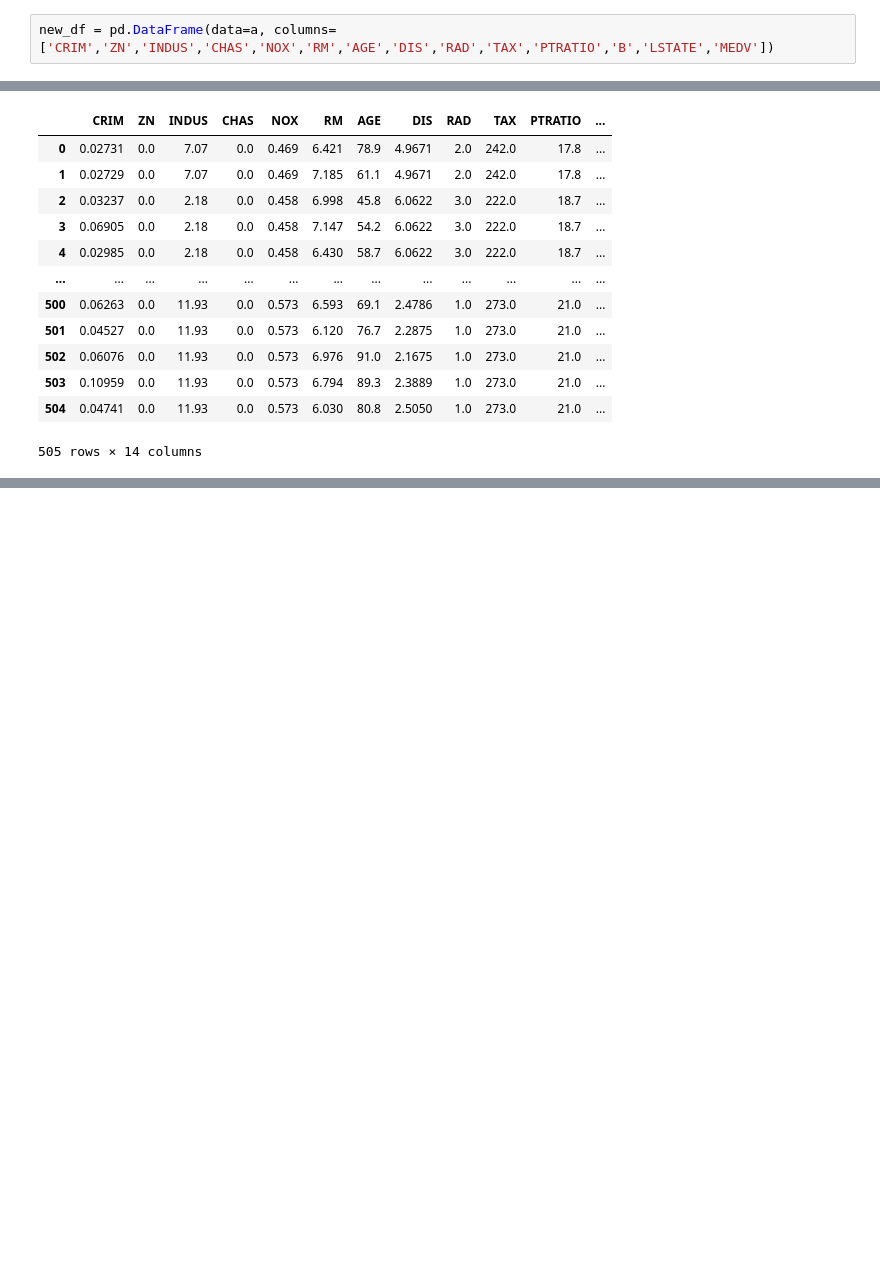
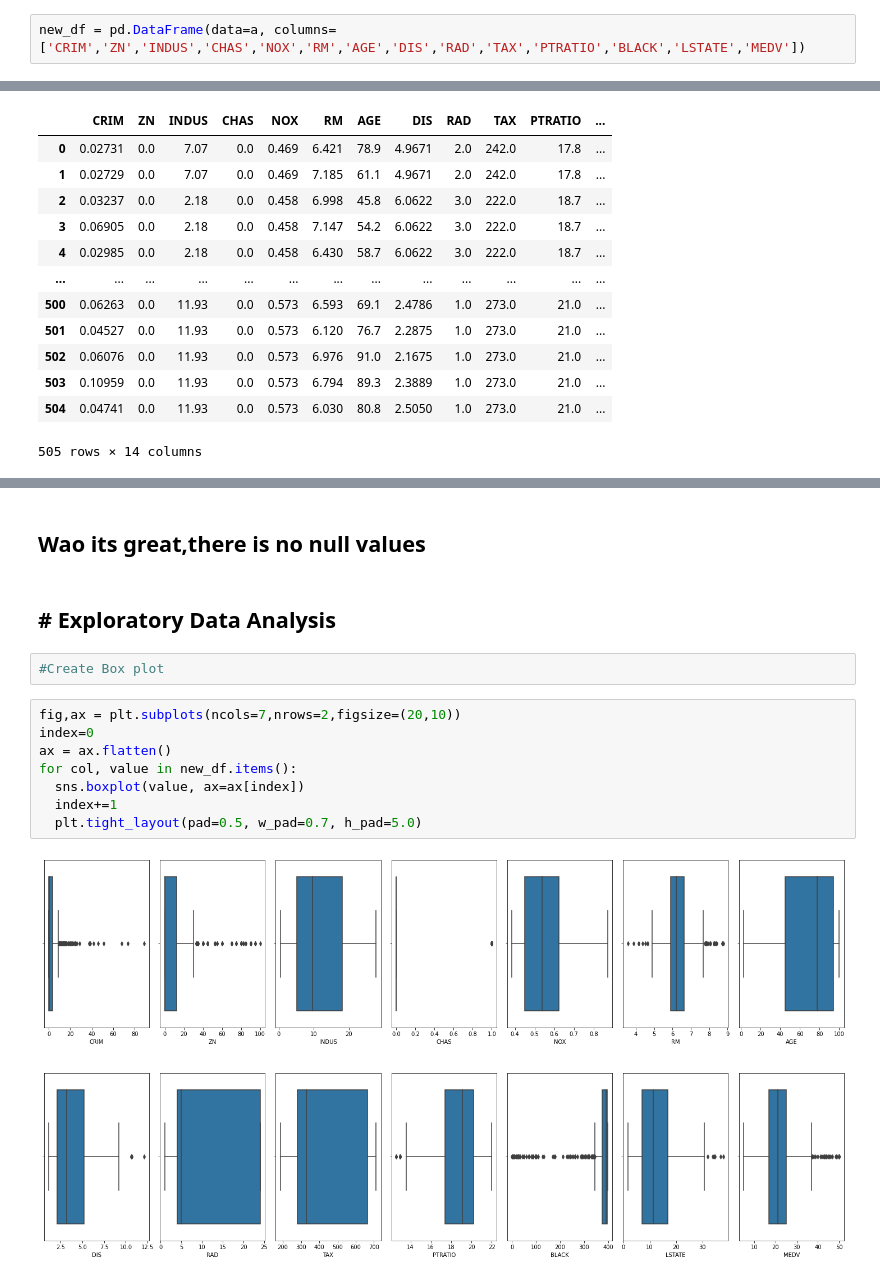
Before and after one commit to farhanraza200001/Boston-house-price-production-Analysis-Regression-, a Jupyter notebook: Assignment_of_linear_reg_on_house_boston_dataset_Linear_Regression.ipynb, the cells around one changed output, grey strips where cells are left out. Saved outputs shown, nothing was run; the diff lists cells and outputs as text; blank space fills up the shorter version.

```diff
--- a/Assignment_of_linear_reg_on_house_boston_dataset_Linear_Regression.ipynb
+++ b/Assignment_of_linear_reg_on_house_boston_dataset_Linear_Regression.ipynb
@@ -72,7 +72,7 @@ print(a)
 # %% [output]
 [[0.02731, 0.0, 7.07, 0.0, 0.469, 6.421, 78.9, 4.9671, 2.0, 242.0, 17.8, 396.9, 9.14, 21.6], [0.02729, 0.0, 7.07, 0.0, 0.469, 7.185, 61.1, 4.9671, 2.0, 242.0, 17.8, 392.83, 4.03, 34.7], [0.03237, 0.0, ...
 # %%
-new_df = pd.DataFrame(data=a, columns=['CRIM','ZN','INDUS','CHAS','NOX','RM','AGE','DIS','RAD','TAX','PTRATIO','B','LSTATE','MEDV'])
+new_df = pd.DataFrame(data=a, columns=['CRIM','ZN','INDUS','CHAS','NOX','RM','AGE','DIS','RAD','TAX','PTRATIO','BLACK','LSTATE','MEDV'])
 # %%
 new_df
 # %% [output]
@@ -91,0 +159,16 @@ new_df
+# %% [markdown]
+## Wao its great,there is no null values
+# %% [markdown]
+## **# Exploratory Data Analysis**
+# %%
+#Create Box plot
+# %%
+fig,ax = plt.subplots(ncols=7,nrows=2,figsize=(20,10))
+index=0
+ax = ax.flatten()
+for col, value in new_df.items():
+  sns.boxplot(value, ax=ax[index])
+  index+=1
+  plt.tight_layout(pad=0.5, w_pad=0.7, h_pad=5.0)
+# %% [output]
+[figure, added]
```
Also changed, not shown: parts of 29 cells of this notebook.
